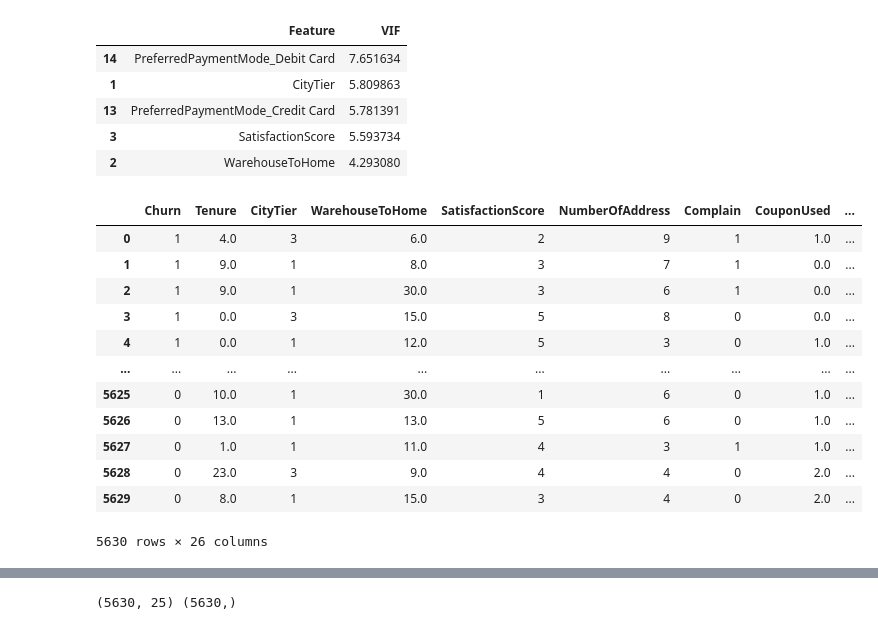
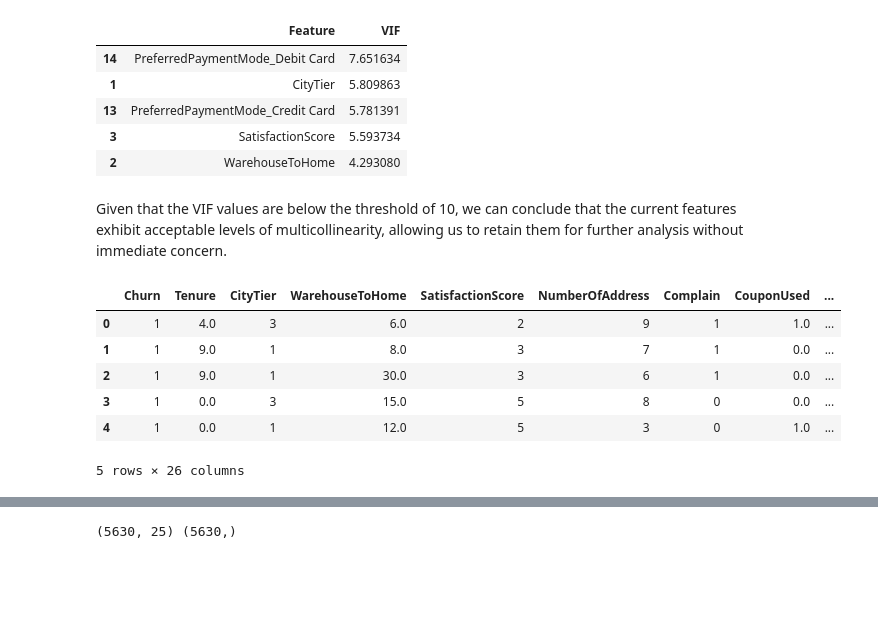
Before and after one commit to aktrikx/mp_cp_ak, a Jupyter notebook: churn_prediction.ipynb, the cells around one changed output, grey strips where cells are left out. Cells and saved outputs as stored; diff of their text form; code cells hidden in the pictures; blank space fills up the shorter version.

```diff
--- a/churn_prediction.ipynb
+++ b/churn_prediction.ipynb
@@ -23 +32,10 @@ df  = pd.read_excel('/Users/arjunkhatiwada/Documents/master_project_code/mp_cp_a
 df_eda = df.copy()
+# %%
+# Preview of Data Dictionary with brief description
+
+pd.set_option('display.max_colwidth', 100)
+data_disc.columns = data_disc.iloc[0]
+data_disc = data_disc[2:]
+data_disc.reset_index(drop=True, inplace=True)
+data_disc.rename(columns={'Discerption': 'Description'}, inplace=True)
+data_disc.iloc[:,1:]
@@ -375,19 +446,15 @@ check_vif(df,'Churn').head()
 | 13 | PreferredPaymentMode_Credit Card | 5.781391 |
 | 3 | SatisfactionScore | 5.593734 |
 | 2 | WarehouseToHome | 4.293080 |
+# %% [markdown]
+Given that the VIF values are below the threshold of 10, we can conclude that the current features exhibit acceptable levels of multicollinearity, allowing us to retain them for further analysis without immediate concern.
 # %%
-df
+df.head()
 # %% [output]
 |  | Churn | Tenure | CityTier | WarehouseToHome | SatisfactionScore | NumberOfAddress | Complain | CouponUsed | ... |
 | 0 | 1 | 4.0 | 3 | 6.0 | 2 | 9 | 1 | 1.0 | ... |
 | 1 | 1 | 9.0 | 1 | 8.0 | 3 | 7 | 1 | 0.0 | ... |
 | 2 | 1 | 9.0 | 1 | 30.0 | 3 | 6 | 1 | 0.0 | ... |
 | 3 | 1 | 0.0 | 3 | 15.0 | 5 | 8 | 0 | 0.0 | ... |
 | 4 | 1 | 0.0 | 1 | 12.0 | 5 | 3 | 0 | 1.0 | ... |
-| ... | ... | ... | ... | ... | ... | ... | ... | ... | ... |
-| 5625 | 0 | 10.0 | 1 | 30.0 | 1 | 6 | 0 | 1.0 | ... |
-| 5626 | 0 | 13.0 | 1 | 13.0 | 5 | 6 | 0 | 1.0 | ... |
-| 5627 | 0 | 1.0 | 1 | 11.0 | 4 | 3 | 1 | 1.0 | ... |
-| 5628 | 0 | 23.0 | 3 | 9.0 | 4 | 4 | 0 | 2.0 | ... |
-| 5629 | 0 | 8.0 | 1 | 15.0 | 3 | 4 | 0 | 2.0 | ... |
-5630 rows × 26 columns
+5 rows × 26 columns
```
Also changed, not shown: parts of 69 cells of this notebook, 9 other files.
